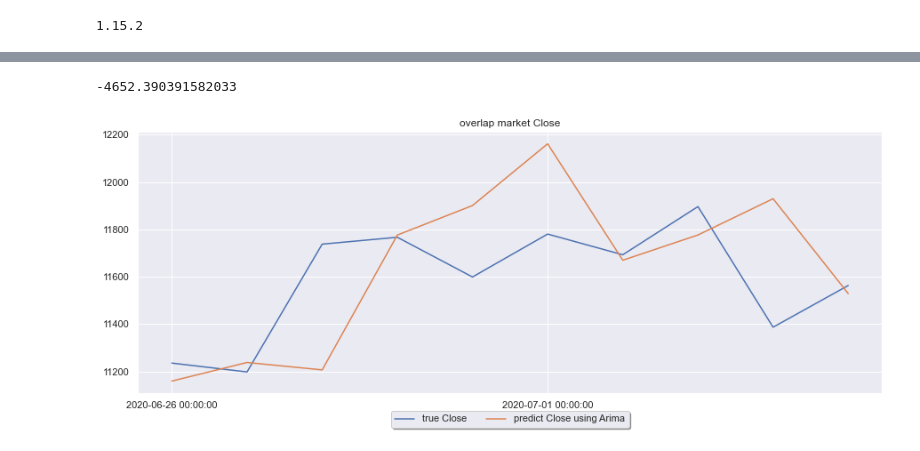
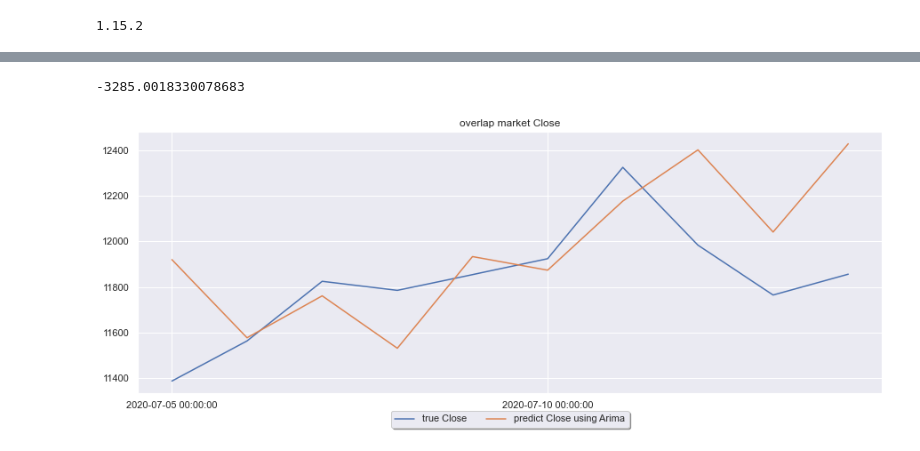
Before and after one commit to tang-ji/BTC-prediction, a Jupyter notebook: stack-rnn-arima-xgb.ipynb, the cells around one changed output, grey strips where cells are left out. Drawn from its saved outputs; the diff is of its cells as text; code cells hidden in the pictures.

```diff
--- a/stack-rnn-arima-xgb.ipynb
+++ b/stack-rnn-arima-xgb.ipynb
@@ -62,10 +62,18 @@ Indicators
 # %%
+ROC = True
+
 Indicators_pct = Indicators.pct_change()
+date_ori = pd.to_datetime(Indicators_pct.index).tolist()
 
-date_ori = pd.to_datetime(Indicators_pct.index).tolist()
-minmax = MinMaxScaler().fit(Indicators.iloc[:, 0].values.reshape((-1,1)))
-scaler = MinMaxScaler().fit(Indicators)
-Indicators_sca = Indicators.copy()
-Indicators_sca[:] = scaler.transform(Indicators)
+if ROC:
+    Indicators_sca = Indicators.copy()
+    Indicators_full = pd.concat([Indicators_sca, Indicators_pct], axis=1)
 
-Indicators_full = pd.concat([Indicators_pct, Indicators_sca], axis=1)
+    minmax = MinMaxScaler().fit(Indicators_full.iloc[:, 0].values.reshape((-1,1)))
+    scaler = MinMaxScaler().fit(Indicators_full)
+    Indicators_full[:] = scaler.transform(Indicators_full)
+else:
+    minmax = MinMaxScaler().fit(Indicators.iloc[:, 0].values.reshape((-1,1)))
+    scaler = MinMaxScaler().fit(Indicators)
+    Indicators_full = Indicators.copy()
+    Indicators_full[:] = scaler.transform(Indicators)
@@ -89,0 +80,3 @@ Indicators_sca
+# %%
+df_log = Indicators_full[1:]
+df_log
@@ -90,5 +98,5 @@ Indicators_sca
 # %%
-thought_vector = autoencoder.reducedimension(df_log.values, 6, 0.001, 128, 150)
+thought_vector = autoencoder.reducedimension(df_log.values, 6, 0.001, 128, 1000)
 # %% [output]
 WARNING:tensorflow:From /Users/jojo/Documents/workspace/Python/BTC-prediction/autoencoder.py:8: The name tf.placeholder is deprecated. Please use tf.compat.v1.placeholder instead.
 
@@ -155,4 +157,7 @@ epoch: 500 avg loss: 0.018528632784161687
 # %%
+boundary = (thought_vector.shape[0] // timestamp) * timestamp
+predict_days = len(df_log) - boundary
+
 output_predict = np.zeros(((thought_vector.shape[0] // timestamp) * timestamp, 1))
 init_value = np.zeros((1, num_layers * 2 * size_layer))
 for k in range(0, (thought_vector.shape[0] // timestamp) * timestamp, timestamp):
@@ -160,6 +165,11 @@ for k in range(0, (thought_vector.shape[0] // timestamp) * timestamp, timestamp)
                                      modelnn.hidden_layer: init_value})
     init_value = last_state
     output_predict[k: k + timestamp, :] = out_logits
+
+out_logits, last_state = sess.run([modelnn.logits, modelnn.last_state], feed_dict = {modelnn.X:np.expand_dims(thought_vector[-predict_days:, :], axis = 0),
+                                  modelnn.hidden_layer: init_value})
+init_value = last_state
+output_predict_last = out_logits
 # %%
 print('Mean Square Error:', np.mean(np.square(output_predict[:, 0] - df_log.iloc[1: (thought_vector.shape[0] // timestamp) * timestamp + 1, 0].values)))
 # %% [output]
@@ -189,25 +199,26 @@ for param in parameters_list:
 
 best_aic
 # %% [output]
--4652.390391582033
+-3285.0018330078683
 # %%
 def reverse_close(array):
     return minmax.inverse_transform(array.reshape((-1,1))).reshape((-1))
 # %%
 last =10
 
 pred_arima = best_arima.predict()
+pred_arima_last = pred_arima[-predict_days:]
 x_range = np.arange(df_log.shape[0])[-last:]
 fig = plt.figure(figsize = (15,6))
 ax = plt.subplot(111)
 ax.plot(x_range, reverse_close(df_log.iloc[:,0].values)[-last:], label = 'true Close')
 ax.plot(x_range, reverse_close(pred_arima)[-last:], label = 'predict Close using Arima')
 box = ax.get_position()
 ax.set_position([box.x0, box.y0 + box.height * 0.1, box.width, box.height * 0.9])
 ax.legend(loc = 'upper center', bbox_to_anchor= (0.5, -0.05), fancybox = True, shadow = True, ncol = 5)
 plt.xticks(x_range[::5], date_ori[::5][-last:])
 plt.title('overlap market Close')
 plt.show()
 # %% [output]
-[figure, old version]
+[figure, new version]
 # %%
```
Also changed, not shown: parts of 13 cells of this notebook.
